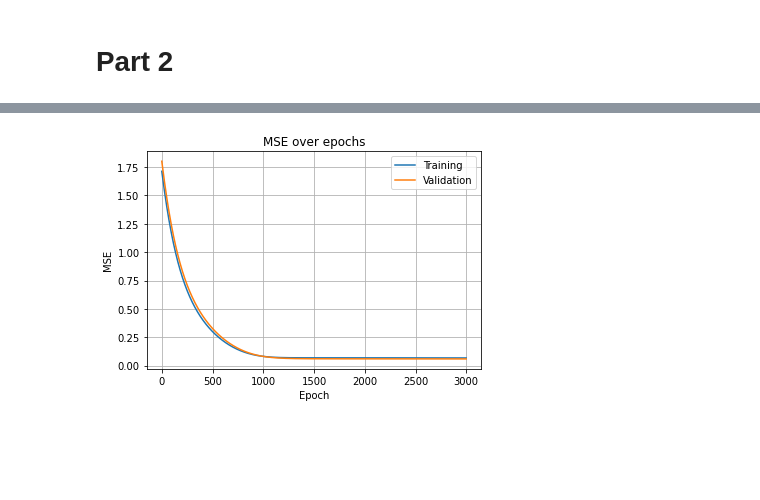
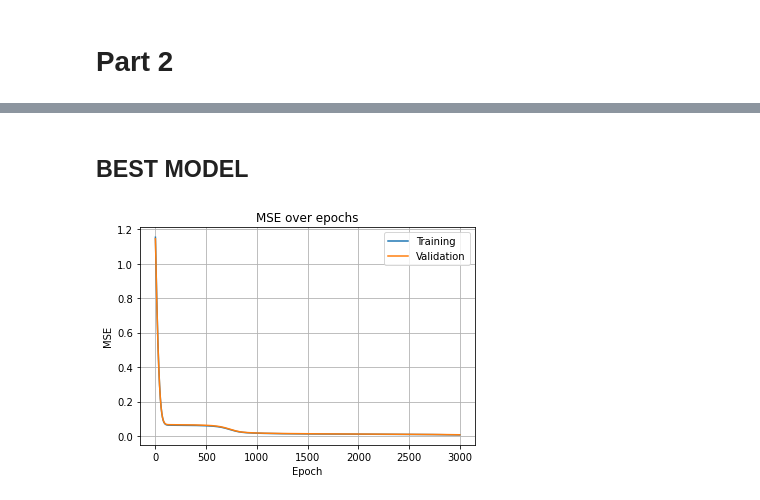
Before and after one commit to alejp1998/annda_lab1b, a Jupyter notebook: lab1b.ipynb, the cells around one changed output, grey strips where cells are left out. Cells and saved outputs as stored; diff of their text form; code cells hidden in the pictures; blank space fills up the shorter version.

Commit message:
Models comparison implemented

```diff
--- a/lab1b.ipynb
+++ b/lab1b.ipynb
@@ -359,6 +319,8 @@ model = NeuralNetwork(input_size, hidden_size_1, hidden_size_2, output_size)
+# %%
+## Neural Network Dimensions
+input_size, output_size = 5, 1
 # %%
 # Define loss and optimizer
-lr = 0.001
+lr = 0.005
 n_epochs = 3000
 mseloss = nn.MSELoss()
-optimizer = torch.optim.Adam(model.parameters())
@@ -385,0 +327,6 @@ for epoch in range(n_epochs):
+# %%
+# Compare models
+hidden_sizes_1 = [3,4,5]
+hidden_sizes_2 = [2,4,6]
+combs, combs_mean_mses, combs_mean_mses_valid = lab1b_torch.compare_archs(lr,n_epochs,mseloss,X_train_ten,T_train_ten,X_valid_ten,T_valid_ten,input_size,output_size,hidden_sizes_1,hidden_sizes_2)
+combs_gen_error = [combs_mean_mses_valid[i]-combs_mean_mses[i] for i in range(9)]
@@ -386,4 +347,12 @@ for epoch in range(n_epochs):
+# %% [markdown]
+## BEST MODEL
+# %%
+# Train model
+hidden_size_1 = hidden_sizes_1[2]
+hidden_size_2 = hidden_sizes_2[0]
+model = lab1b_torch.NeuralNetwork(input_size, hidden_size_1, hidden_size_2, output_size)
+mses, mses_valid, T_pred_train_ten, T_pred_valid_ten = model.train(lr,n_epochs,mseloss,X_train_ten,T_train_ten,X_valid_ten,T_valid_ten)
 # %%
-lab1b.plot_error(mses,mses_valid,'MSE')
+lab1b_torch.plot_error(mses,mses_valid,'MSE')
 # %% [output]
-[figure, old version]
+[figure, new version]
```
Also changed, not shown: parts of 55 cells of this notebook, 2 other files.
